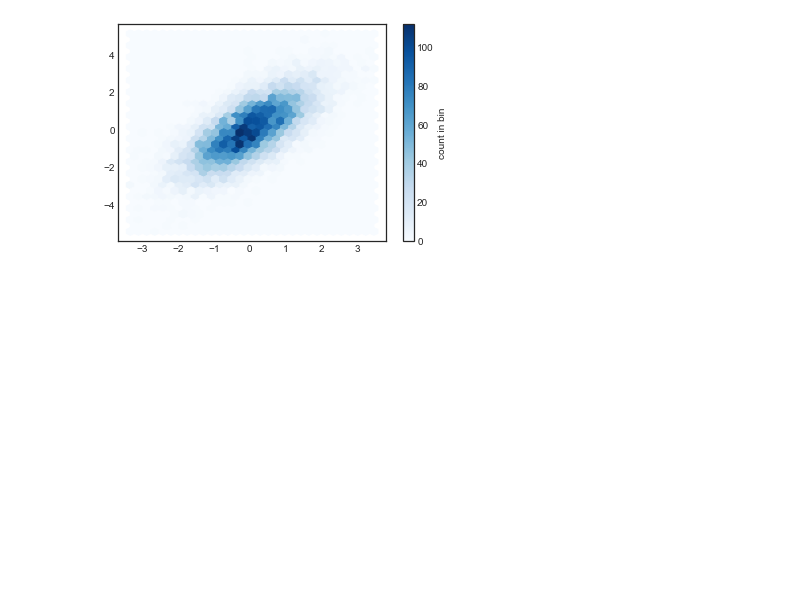
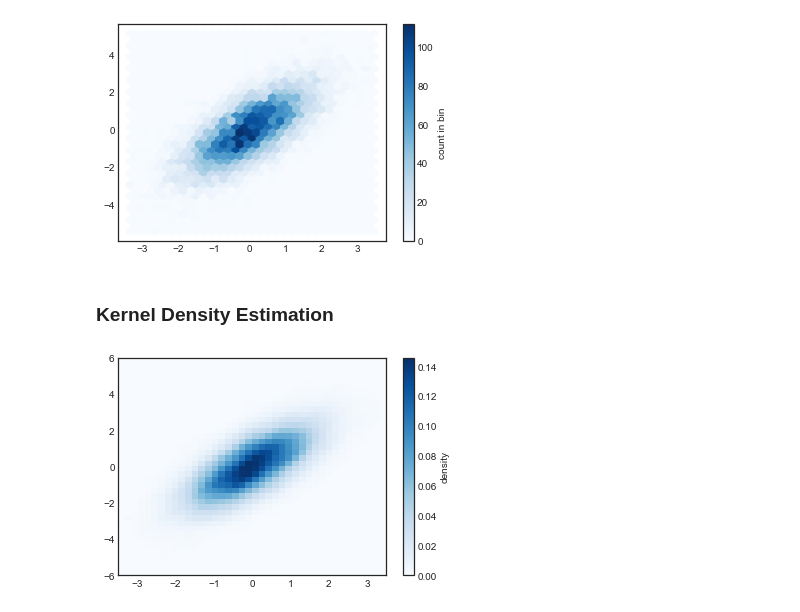
Before and after one commit to salma-shaik/viz-mpl-jvp, a Jupyter notebook: histograms_binnings_density.ipynb, the cells around one changed output. Saved outputs shown, nothing was run; the diff lists cells and outputs as text; code cells hidden in the pictures; blank space fills up the shorter version.

Commit message:
kernel density est ex

```diff
--- a/histograms_binnings_density.ipynb
+++ b/histograms_binnings_density.ipynb
@@ -97,3 +97,30 @@ cb = plt.colorbar(label='count in bin')
 plt.show()
 # %% [output]
 [figure]
+# %% [markdown]
+### Kernel Density Estimation
+# %%
+from scipy.stats import gaussian_kde
+
+# fit an array of size [Ndim, Nsamples]
+data = np.vstack([x, y])
+kde = gaussian_kde(data)
+
+# evaluate on a regular grid
+xgrid = np.linspace(-3.5, 3.5, 40)
+ygrid = np.linspace(-6, 6, 40)
+
+Xgrid, Ygrid = np.meshgrid(xgrid, ygrid)
+
+Z = kde.evaluate(np.vstack([Xgrid.ravel(), Ygrid.ravel()]))
+
+# Plot the result as an image
+plt.imshow(Z.reshape(Xgrid.shape),
+          origin='lower', aspect='auto',
+          extent=[-3.5, 3.5, -6, 6],
+          cmap='Blues')
+
+cb = plt.colorbar()
+cb.set_label('density')
+# %% [output]
+[figure, added]
```
Also changed, not shown: parts of 1 cell of this notebook.
